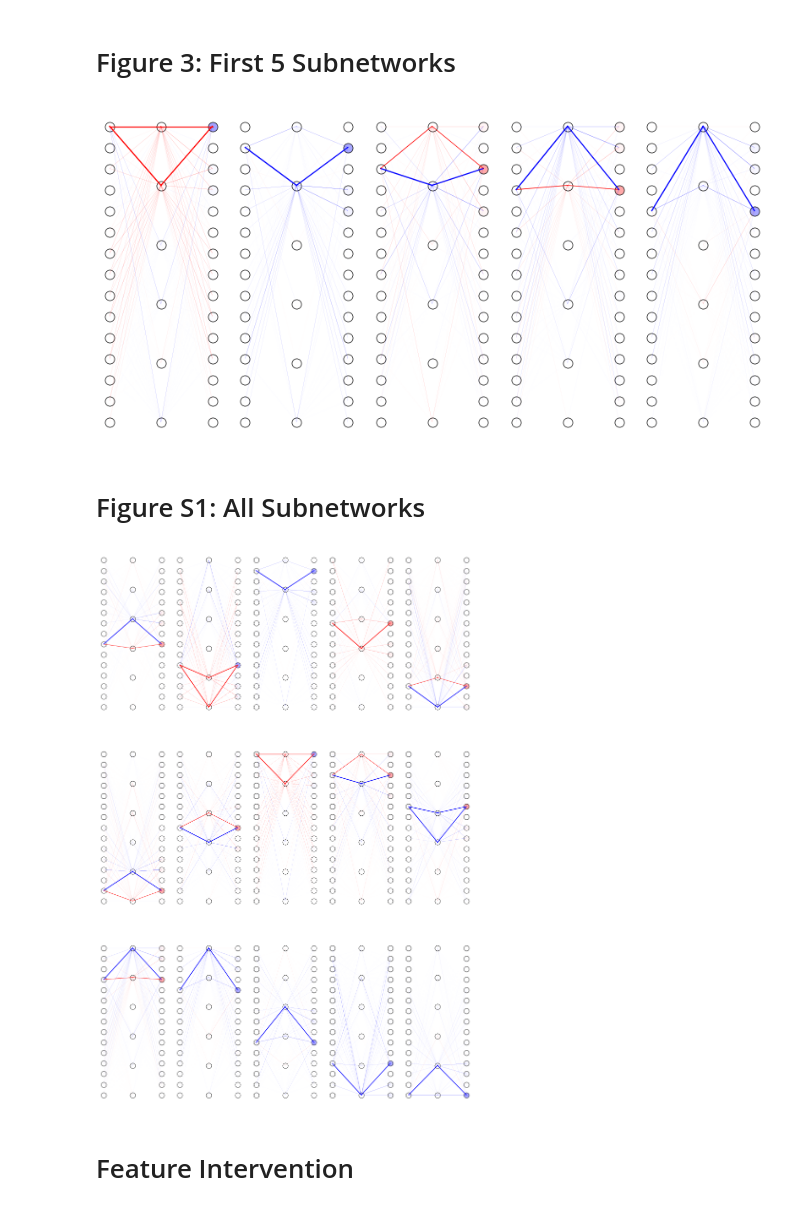
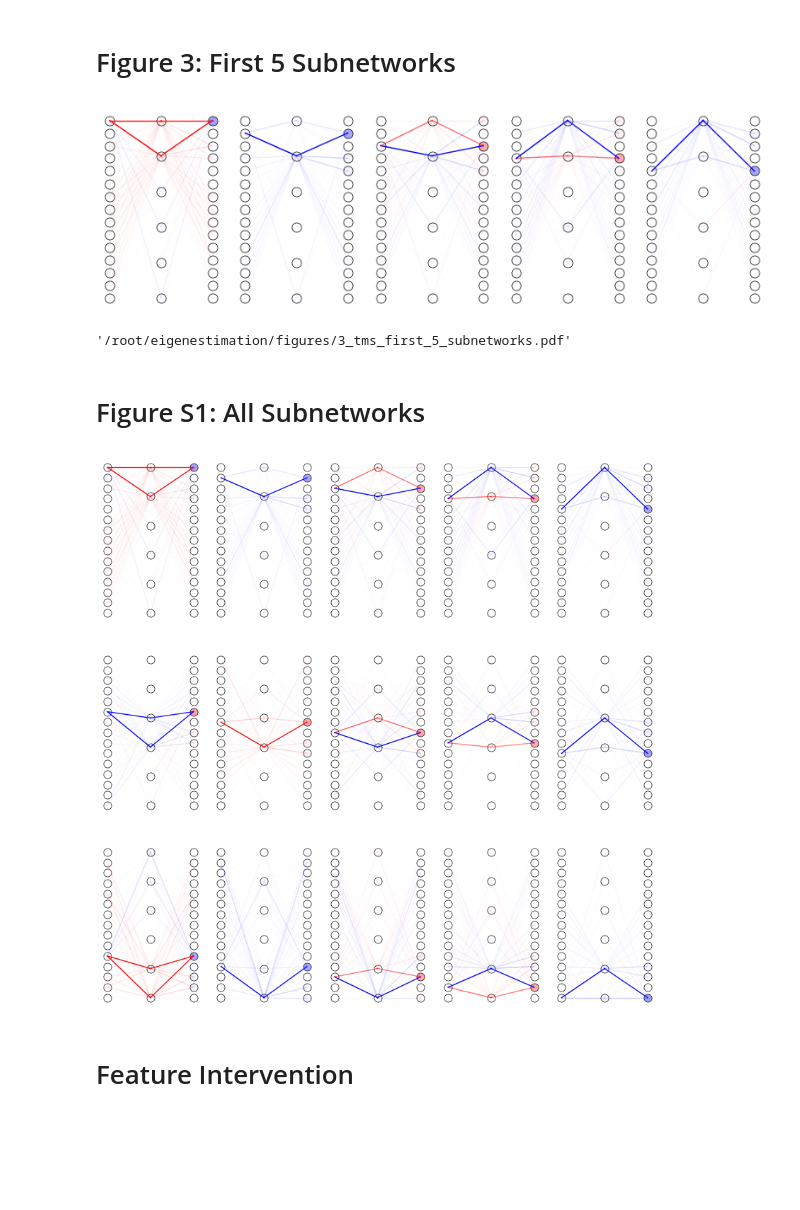
Before and after one commit to briannachrisman/eigenestimation, a Jupyter notebook: notebooks/tm1_tms.ipynb, the cells around one changed output. Drawn from its saved outputs; the diff is of its cells as text; code cells hidden in the pictures; blank space fills up the shorter version.

Commit message:
making figures

```diff
--- a/notebooks/tm1_tms.ipynb
+++ b/notebooks/tm1_tms.ipynb
@@ -148,30 +101,36 @@ plt.show()
 # %% [markdown]
 # Figure 3: First 5 Subnetworks
 # %%
-f, axes = plt.subplots(figsize=(10, 5), nrows=1, ncols=5)
+f, axes = plt.subplots(figsize=(10, 3), nrows=1, ncols=5)
 
 subnetworks = eigenmodel.construct_subnetworks()
 # Iterate through axes
 axes_flat = axes.flatten()
 for i, network in enumerate(subnetworks):
     weights = {k:v.transpose(0,1) for k,v in network.items() if 'b' not in k}
     weights = {str(i):v for i,v in enumerate(weights.values())}
 
     biases = {k:v for k,v in network.items() if 'b' in k}
     biases = {str(i+1):v for i,v in enumerate(biases.values())}
 
     feature_idx = 15 - abs(biases['1']).argmax().item()
 
     if feature_idx <= 5:
         DrawNeuralNetwork(weights, biases, ax=axes_flat[feature_idx-1])
-f.savefig(f'../figures/{figure_names.tms_subnetworks}/subnetworks{feature_idx}.svg', bbox_inches='tight', transparent=True)
+
+
+f.savefig(figure_names.tms_first_5_subnetworks)
 plt.show()
 # %% [output]
-[figure, old version]
+[figure, new version]
+# %%
+figure_names.tms_first_5_subnetworks
+# %% [output]
+'/root/eigenestimation/figures/3_tms_first_5_subnetworks.pdf'
 # %% [markdown]
 # Figure S1: All Subnetworks
 # %%
-f, axes = plt.subplots(figsize=(10, 15), nrows=3, ncols=5)
+f, axes = plt.subplots(figsize=(10, 10), nrows=3, ncols=5)
 
 subnetworks = eigenmodel.construct_subnetworks()
 # Iterate through axes
@@ -184,12 +143,12 @@ for i, network in enumerate(subnetworks):
     biases = {str(i+1):v for i,v in enumerate(biases.values())}
 
     feature_idx = 15 - abs(biases['1']).argmax().item()
-    DrawNeuralNetwork(weights, biases, ax=axes_flat[i])
+    DrawNeuralNetwork(weights, biases, ax=axes_flat[feature_idx-1])
 
-f.savefig(f'../figures/{figure_names.tms_subnetworks}/subnetworks{feature_idx}.svg', bbox_inches='tight', transparent=True)
+f.savefig(figure_names.tms_full_subnetworks, bbox_inches='tight', transparent=True)
 plt.show()
 # %% [output]
-[figure, old version]
+[figure, new version]
 # %% [markdown]
 # Feature Intervention
 # %%
```
Also changed, not shown: parts of 9 cells of this notebook, 7 other files.
